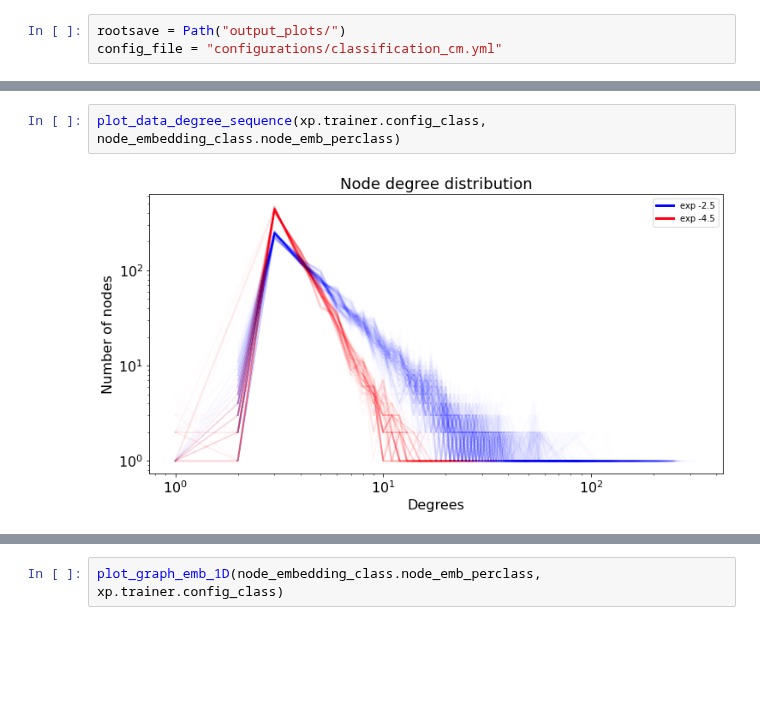
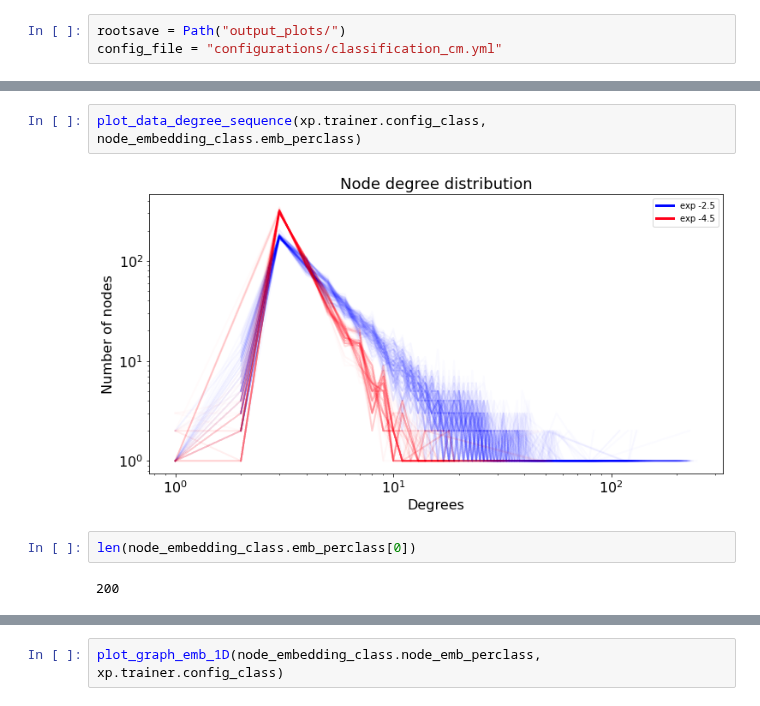
Before and after one commit to dandarm/Embednet, a Jupyter notebook: Embedding_dim.ipynb, the cells around one changed output, grey strips where cells are left out. Saved outputs shown, nothing was run; the diff lists cells and outputs as text; blank space fills up the shorter version.

```diff
--- a/Embedding_dim.ipynb
+++ b/Embedding_dim.ipynb
@@ -664,5 +662,9 @@ Tempo impiegato: 18.645577669143677
 test accuracy finale: 1.0
 # %%
-plot_data_degree_sequence(xp.trainer.config_class, node_embedding_class.node_emb_perclass)
+plot_data_degree_sequence(xp.trainer.config_class, node_embedding_class.emb_perclass)
 # %% [output]
-[figure, old version]
+[figure, new version]
+# %%
+len(node_embedding_class.emb_perclass[0])
+# %% [output]
+200
```
Also changed, not shown: parts of 11 cells of this notebook, 22 other files.
